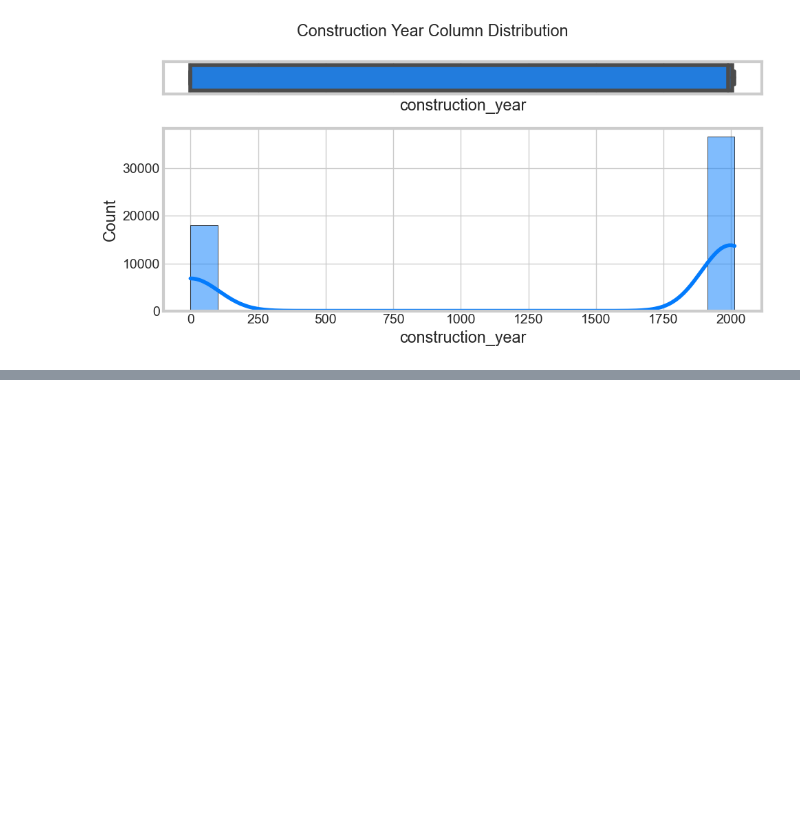
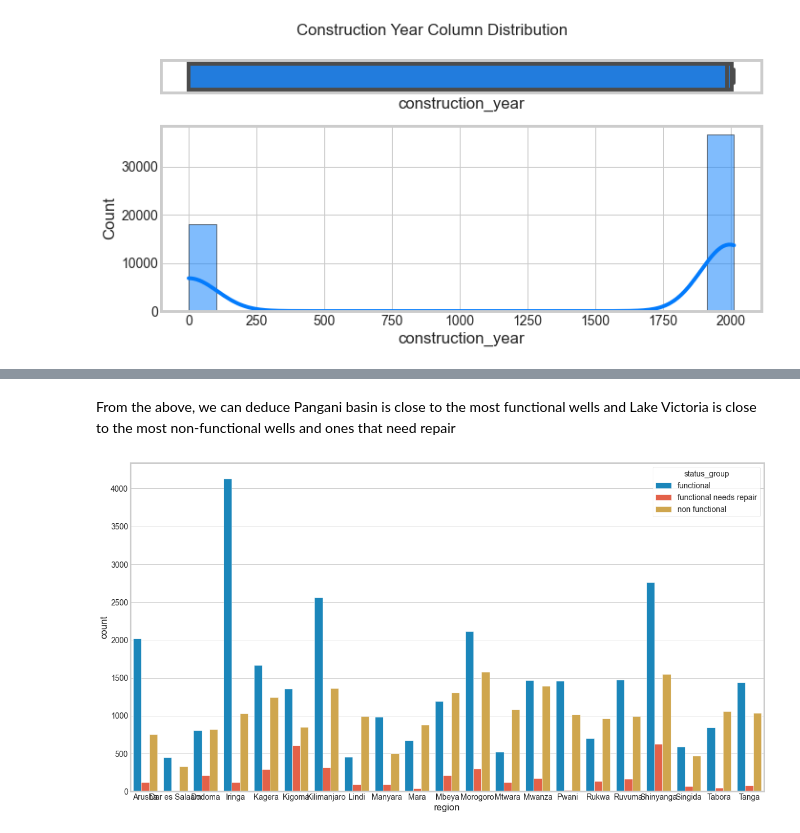
Before and after one commit to femikamau/Tanzanian-Water-Wells-Prediction, a Jupyter notebook: index.ipynb, the cells around one changed output, grey strips where cells are left out. Cells and saved outputs as stored; diff of their text form; code cells hidden in the pictures; blank space fills up the shorter version.

```diff
--- a/index.ipynb
+++ b/index.ipynb
@@ -1544,0 +1551,8 @@ Name: construction_year, dtype: float64
+# %% [markdown]
+From the above, we can deduce Pangani basin is close to the most functional wells and Lake Victoria is close to the most non-functional wells and ones that need repair
+# %%
+## Comparing the region and functionality of wells columns
+plt.figure(figsize=(18,10))
+ax = sns.countplot(x='region', hue="status_group", data=new_data)
+# %% [output]
+[figure, added]
```
Also changed, not shown: parts of 24 cells of this notebook, 1 other file.
